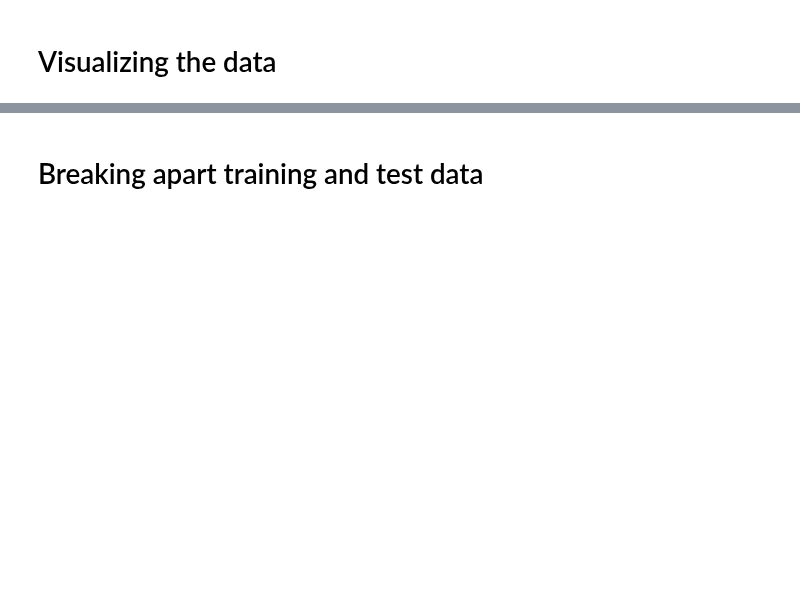
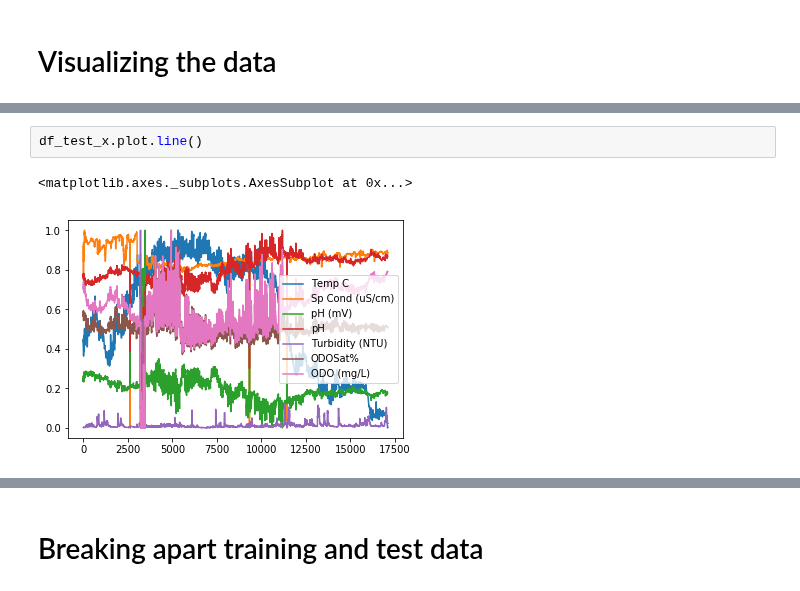
Before and after one commit to mccomackjp/algae-bloom-prediction, a Jupyter notebook: notebooks/models/rnn_prediction.ipynb, the cells around one changed output, grey strips where cells are left out. Cells and saved outputs as stored; diff of their text form; blank space fills up the shorter version.

```diff
--- a/notebooks/models/rnn_prediction.ipynb
+++ b/notebooks/models/rnn_prediction.ipynb
@@ -174,3 +177,8 @@ dataset.plot.line()
 # %% [output]
 <matplotlib.axes._subplots.AxesSubplot at 0x...>
 [figure]
+# %%
+df_test_x.plot.line()
+# %% [output]
+<matplotlib.axes._subplots.AxesSubplot at 0x...>
+[figure, added]
```
Also changed, not shown: parts of 9 cells of this notebook.
